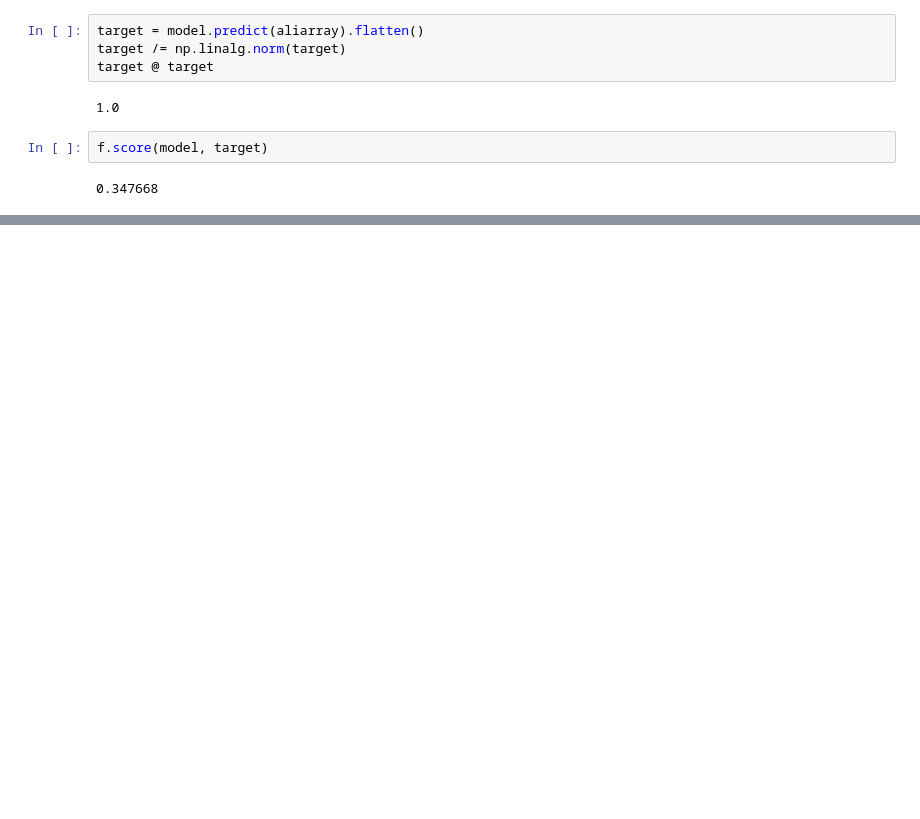
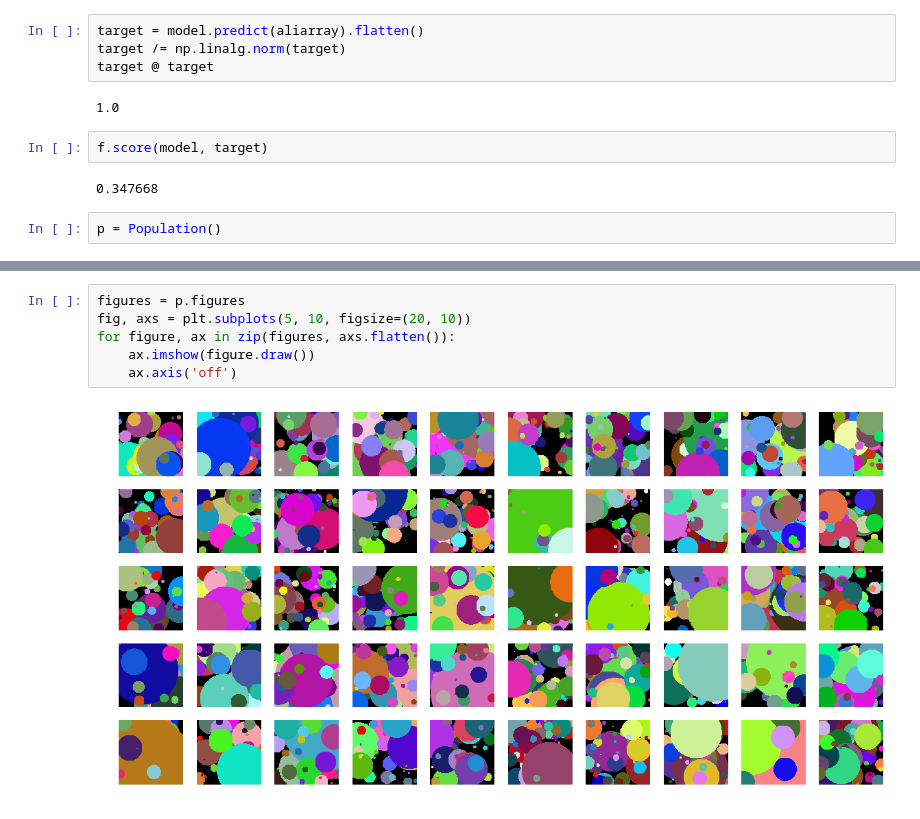
Before and after one commit to jackbenn/shapeifier, a Jupyter notebook: Shapeifier.ipynb, the cells around one changed output, grey strips where cells are left out. Cells and saved outputs as stored; diff of their text form; blank space fills up the shorter version.

```diff
--- a/Shapeifier.ipynb
+++ b/Shapeifier.ipynb
@@ -120,3 +122,5 @@ target @ target
 f.score(model, target)
 # %% [output]
 0.347668
+# %%
+p = Population()
@@ -122,0 +143,8 @@ f.score(model, target)
+# %%
+figures = p.figures
+fig, axs = plt.subplots(5, 10, figsize=(20, 10))
+for figure, ax in zip(figures, axs.flatten()):
+    ax.imshow(figure.draw())
+    ax.axis('off')
+# %% [output]
+[figure, added]
```
Also changed, not shown: parts of 4 cells of this notebook, 2 other files.
